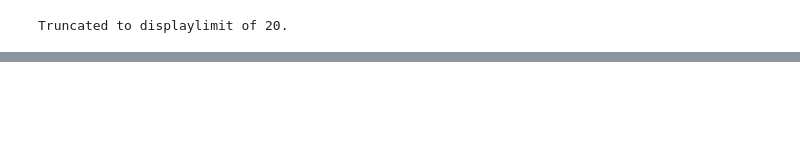
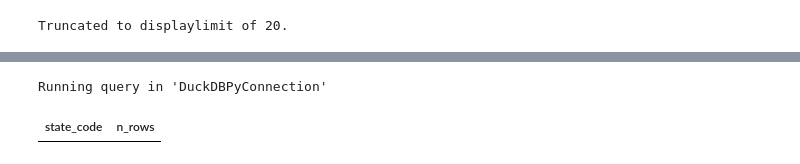
Before and after one commit to AHichem/bridge-deterioration-nbi, a Jupyter notebook: notebooks/02_sql_model.ipynb, the cells around one changed output, grey strips where cells are left out. Cells and saved outputs as stored; diff of their text form; code cells hidden in the pictures; blank space fills up the shorter version.

```diff
--- a/notebooks/02_sql_model.ipynb
+++ b/notebooks/02_sql_model.ipynb
@@ -635,0 +677,12 @@ Running query in 'DuckDBPyConnection'
+# %%
+%%sql
+SELECT i.state_code, COUNT(*) AS n_rows
+FROM inspections AS i
+LEFT JOIN dim_state AS d
+    ON i.state_code = d.state_code
+WHERE d.state_code IS NULL
+GROUP BY i.state_code
+ORDER BY n_rows DESC;
+# %% [output]
+Running query in 'DuckDBPyConnection'
+| state_code | n_rows |
```
Also changed, not shown: parts of 7 cells of this notebook.
